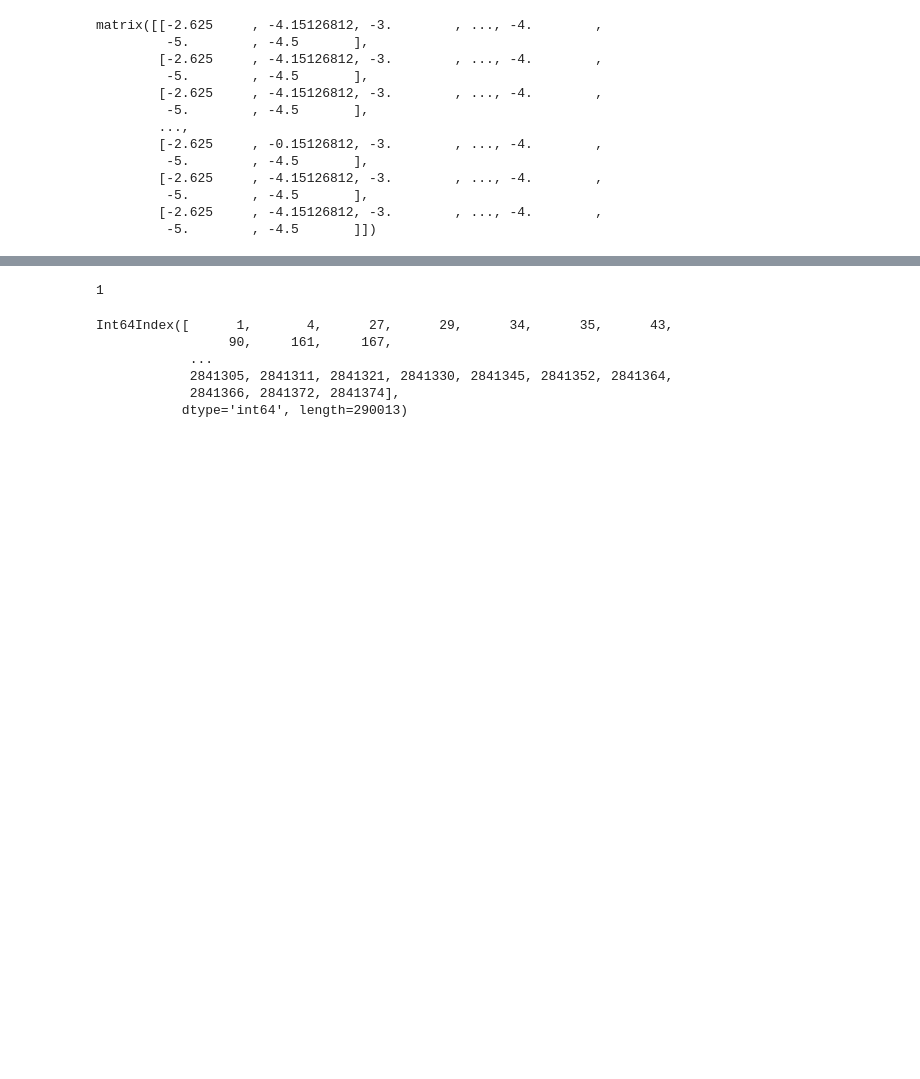
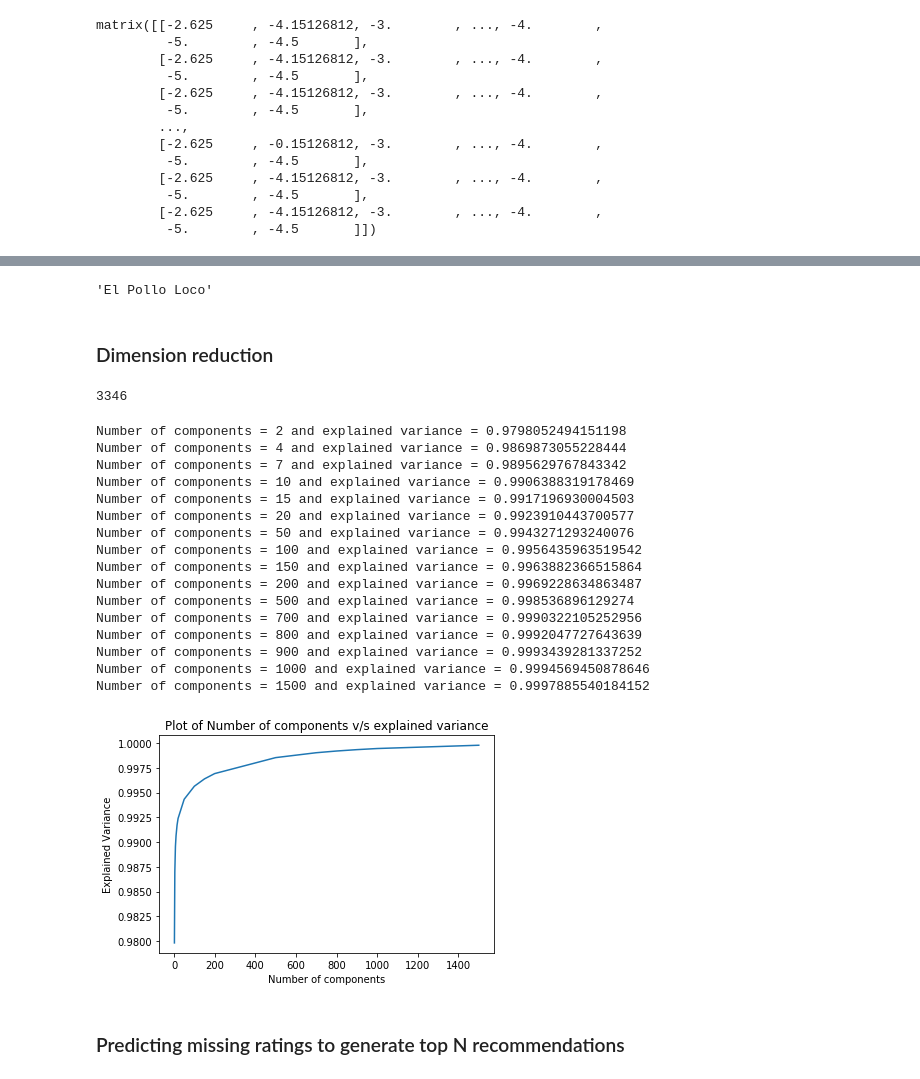
Before and after one commit to mavalos90/IH_final_project, a Jupyter notebook: code/2.Recommender.ipynb, the cells around one changed output, grey strips where cells are left out. Cells and saved outputs as stored; diff of their text form; code cells hidden in the pictures; blank space fills up the shorter version.

```diff
--- a/code/2.Recommender.ipynb
+++ b/code/2.Recommender.ipynb
@@ -185,13 +172,47 @@ Name: name, dtype: object
 # %%
-reviews_filtered[reviews_filtered.name.str.startswith('Liberty')]['name'].index[0]
+reviews_filtered[reviews_filtered.name.str.contains('Pollo Loco')]['name'].values[0]
 # %% [output]
-1
+'El Pollo Loco'
-# %%
-restaurant_ids
-# %% [output]
-Int64Index([      1,       4,      27,      29,      34,      35,      43,
-                 90,     161,     167,
-            ...
-            2841305, 2841311, 2841321, 2841330, 2841345, 2841352, 2841364,
-            2841366, 2841372, 2841374],
-           dtype='int64', length=290013)
+# %% [markdown]
+### Dimension reduction
+# %%
+from sklearn.decomposition import TruncatedSVD
+import matplotlib.pyplot as plt
+
+def optimal_dimensions_svd(matrix):
+    n_comp = [2,4,7,10,15,20,50,100,150,200,500,700,800,900,1000,1500,2000,2500,3000,3500,4000] # list containing different values of components
+    explained = [] # explained variance ratio for each component of Truncated SVD
+    for x in n_comp:
+        svd = TruncatedSVD(n_components=x, n_iter=10)
+        svd.fit(matrix)
+        explained.append(svd.explained_variance_ratio_.sum())
+        print("Number of components = %r and explained variance = %r"%(x,svd.explained_variance_ratio_.sum()))
+    plt.plot(n_comp, explained)
+    plt.xlabel('Number of components')
+    plt.ylabel("Explained Variance")
+    plt.title("Plot of Number of components v/s explained variance")
+    plt.show()
+# %%
+cosine_sim.shape[0]
+# %% [output]
+3346
+# %%
+optimal_dimensions_svd(cosine_sim)
+# %% [output]
+Number of components = 2 and explained variance = 0.9798052494151198
+Number of components = 4 and explained variance = 0.9869873055228444
+Number of components = 7 and explained variance = 0.9895629767843342
+Number of components = 10 and explained variance = 0.9906388319178469
+Number of components = 15 and explained variance = 0.9917196930004503
+Number of components = 20 and explained variance = 0.9923910443700577
+Number of components = 50 and explained variance = 0.9943271293240076
+Number of components = 100 and explained variance = 0.9956435963519542
+Number of components = 150 and explained variance = 0.9963882366515864
+Number of components = 200 and explained variance = 0.9969228634863487
+Number of components = 500 and explained variance = 0.998536896129274
+Number of components = 700 and explained variance = 0.9990322105252956
+Number of components = 800 and explained variance = 0.9992047727643639
+Number of components = 900 and explained variance = 0.9993439281337252
+Number of components = 1000 and explained variance = 0.9994569450878646
+Number of components = 1500 and explained variance = 0.9997885540184152
+[figure, added]
@@ -197,0 +224,2 @@ Int64Index([      1,       4,      27,      29,      34,      35,      43,
+# %% [markdown]
+### Predicting missing ratings to generate top N recommendations
```
Also changed, not shown: parts of 31 cells of this notebook.
